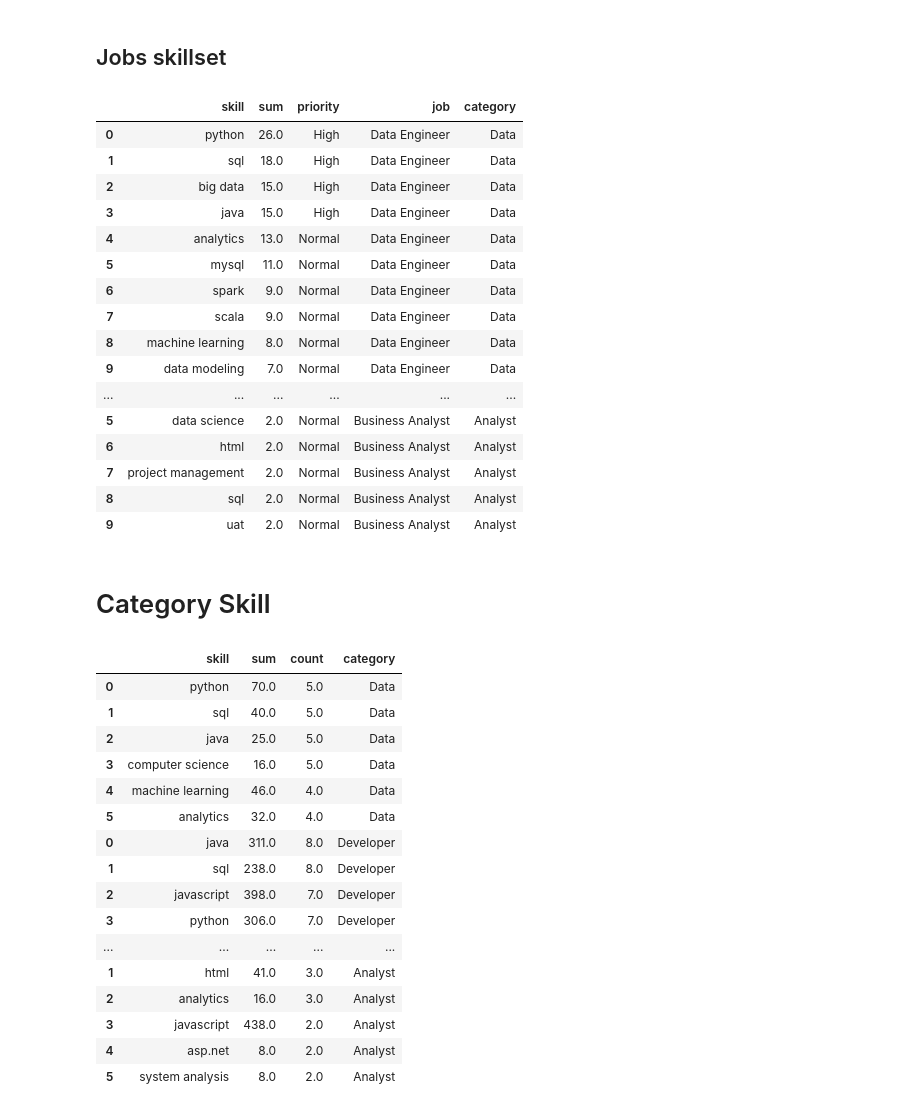
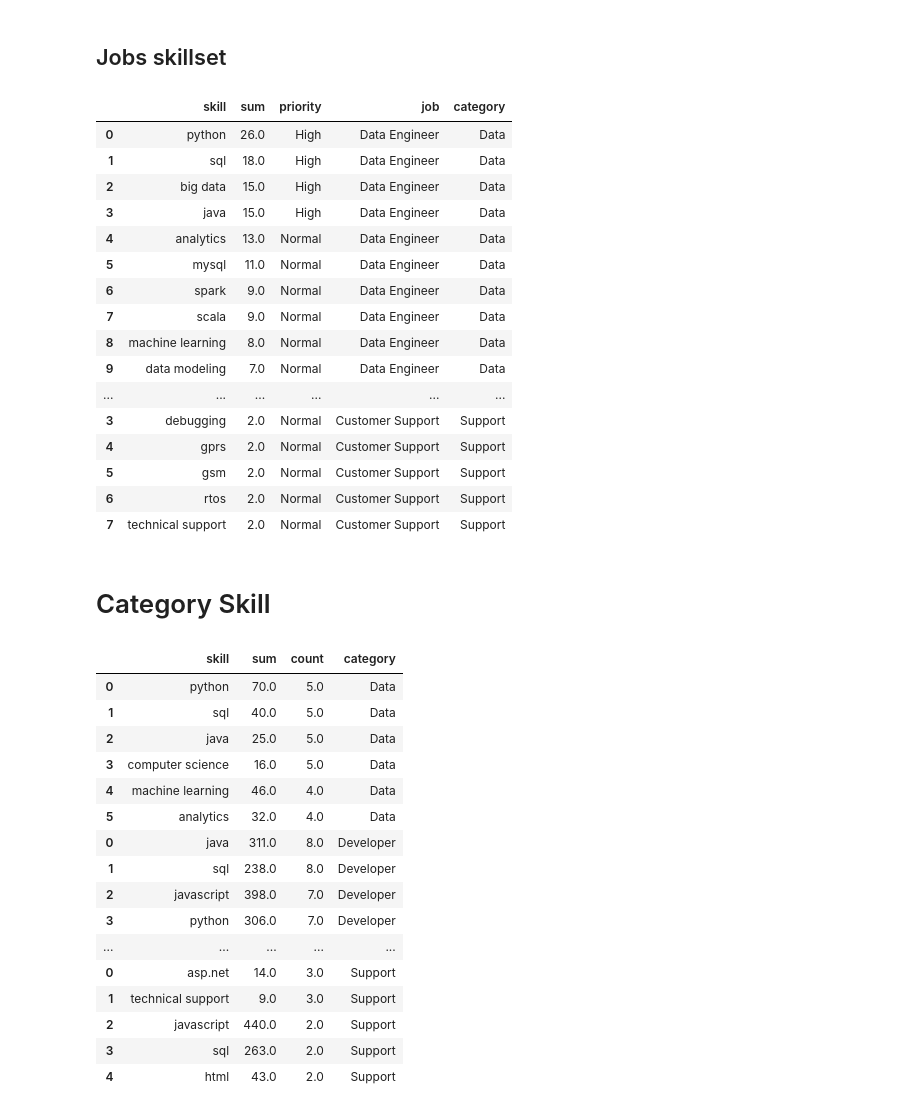
Before and after one commit to knwch/job-skillset, a Jupyter notebook: skill-prepare.ipynb, the cells around one changed output. Drawn from its saved outputs; the diff is of its cells as text; code cells hidden in the pictures.

```diff
--- a/skill-prepare.ipynb
+++ b/skill-prepare.ipynb
@@ -72,7 +72,8 @@ categories = ['Data',
               'Tester',
               'Designer',
               'Manager',
-              'Analyst']
+              'Analyst',
+              'Support']
 
 Data = ['Data Engineer',
         'Data Scientist',
@@ -101,6 +102,10 @@ Manager = ['Product Owner',
 Analyst = ['System Analyst',
            'Business Analyst']
 
+Support = ['Application Support',
+           'Technical Support',
+           'Customer Support']
+
 forbidden_skills = ['development',
                     'design',
                     'web',
@@ -177,6 +182,8 @@ def cleanSkillKeywords(df):
     df.loc[(df['skill'] == "test automation"), "skill"] = "automation testing"
 
     df.loc[(df['skill'] == "data scientist"), "skill"] = "data science"
+
+    df.loc[(df['skill'] == "data analyst"), "skill"] = "data analysis"
 
     df.loc[(df['skill'] == "asp") |
            (df['skill'] == ".net") |
@@ -270,3 +277,7 @@ def matchJobs(title, method, percent):
 # Job Skills
 # %% [markdown]
 #### example of matching
+# %%
+df_match = matchJobs(title="Customer Support", method="set", percent=90)
+with pd.option_context('display.max_rows', None, 'display.max_columns', None):
+    display(df_match)
@@ -273,10 +292,9 @@ def matchJobs(title, method, percent):
 # %%
-df_match = matchJobs(title="Backend", method="set", percent=90)
 list_match = extractSkill(df_match['Key Skills'])
 df_recommend = pd.DataFrame(list_match.items(), columns = ['skill', 'sum'])
 df_recommend = cleanSkillKeywords(df_recommend)
 
 with pd.option_context('display.max_rows', None, 'display.max_columns', None):
-    display(df_recommend.head())
+    display(df_recommend)
 # %% [output]
 |  | skill | sum |
@@ -319,27 +340,27 @@ for category in categories:
         ### push to all skill dataframe for export
         df_all_job_skill = df_all_job_skill.append(df_recommend)
 # %%
-# df_all_job_skill.to_csv('exports/job_skill.csv', index=False)
+df_all_job_skill.to_csv('exports/job_skill.csv', index=False)
 with pd.option_context('display.max_rows', None, 'display.max_columns', None):
     display(df_all_job_skill)
 # %% [output]
 |  | skill | sum | priority | job | category |
 | 0 | python | 26.0 | High | Data Engineer | Data |
 | 1 | sql | 18.0 | High | Data Engineer | Data |
 | 2 | big data | 15.0 | High | Data Engineer | Data |
 | 3 | java | 15.0 | High | Data Engineer | Data |
 | 4 | analytics | 13.0 | Normal | Data Engineer | Data |
 | 5 | mysql | 11.0 | Normal | Data Engineer | Data |
 | 6 | spark | 9.0 | Normal | Data Engineer | Data |
 | 7 | scala | 9.0 | Normal | Data Engineer | Data |
 | 8 | machine learning | 8.0 | Normal | Data Engineer | Data |
 | 9 | data modeling | 7.0 | Normal | Data Engineer | Data |
 | ... | ... | ... | ... | ... | ... |
-| 5 | data science | 2.0 | Normal | Business Analyst | Analyst |
-| 6 | html | 2.0 | Normal | Business Analyst | Analyst |
-| 7 | project management | 2.0 | Normal | Business Analyst | Analyst |
-| 8 | sql | 2.0 | Normal | Business Analyst | Analyst |
-| 9 | uat | 2.0 | Normal | Business Analyst | Analyst |
+| 3 | debugging | 2.0 | Normal | Customer Support | Support |
+| 4 | gprs | 2.0 | Normal | Customer Support | Support |
+| 5 | gsm | 2.0 | Normal | Customer Support | Support |
+| 6 | rtos | 2.0 | Normal | Customer Support | Support |
+| 7 | technical support | 2.0 | Normal | Customer Support | Support |
 # %% [markdown]
 
 # Category Skill
@@ -384,8 +405,8 @@ with pd.option_context('display.max_rows', None, 'display.max_columns', None):
 | 2 | javascript | 398.0 | 7.0 | Developer |
 | 3 | python | 306.0 | 7.0 | Developer |
 | ... | ... | ... | ... | ... |
-| 1 | html | 41.0 | 3.0 | Analyst |
-| 2 | analytics | 16.0 | 3.0 | Analyst |
-| 3 | javascript | 438.0 | 2.0 | Analyst |
-| 4 | asp.net | 8.0 | 2.0 | Analyst |
-| 5 | system analysis | 8.0 | 2.0 | Analyst |
+| 0 | asp.net | 14.0 | 3.0 | Support |
+| 1 | technical support | 9.0 | 3.0 | Support |
+| 2 | javascript | 440.0 | 2.0 | Support |
+| 3 | sql | 263.0 | 2.0 | Support |
+| 4 | html | 43.0 | 2.0 | Support |
```
Also changed, not shown: parts of 2 cells of this notebook, 3 other files.
